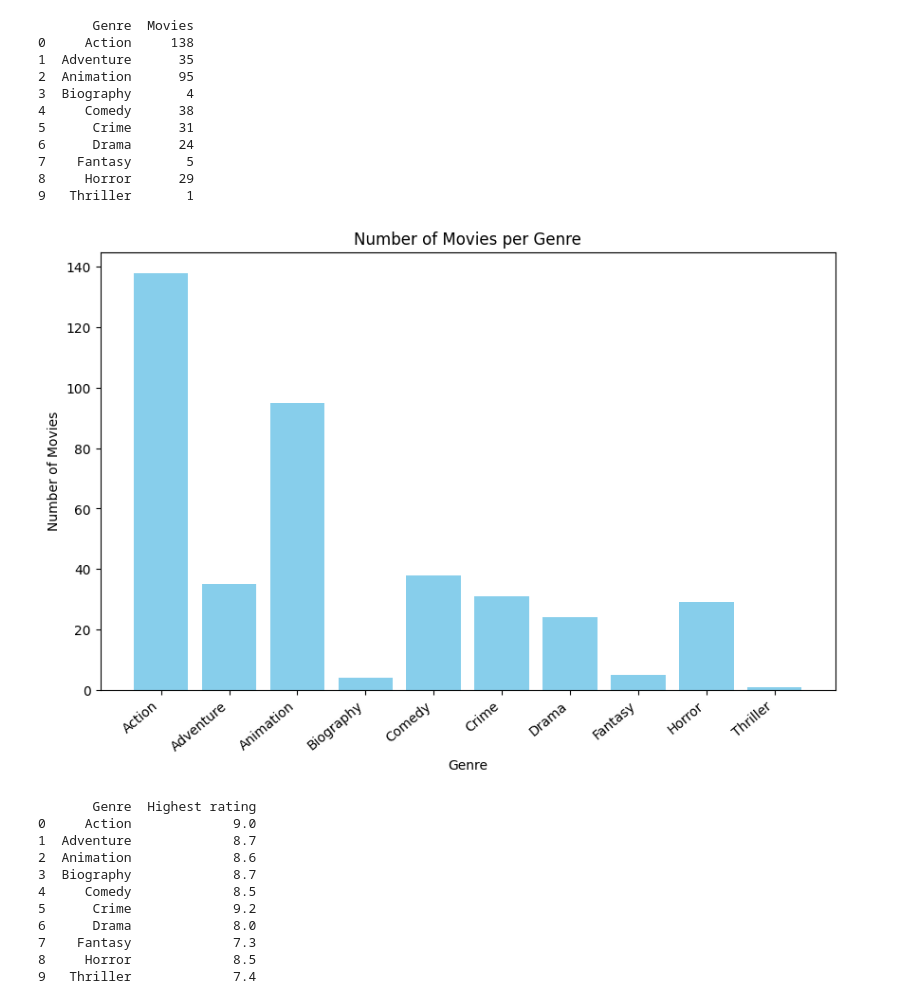
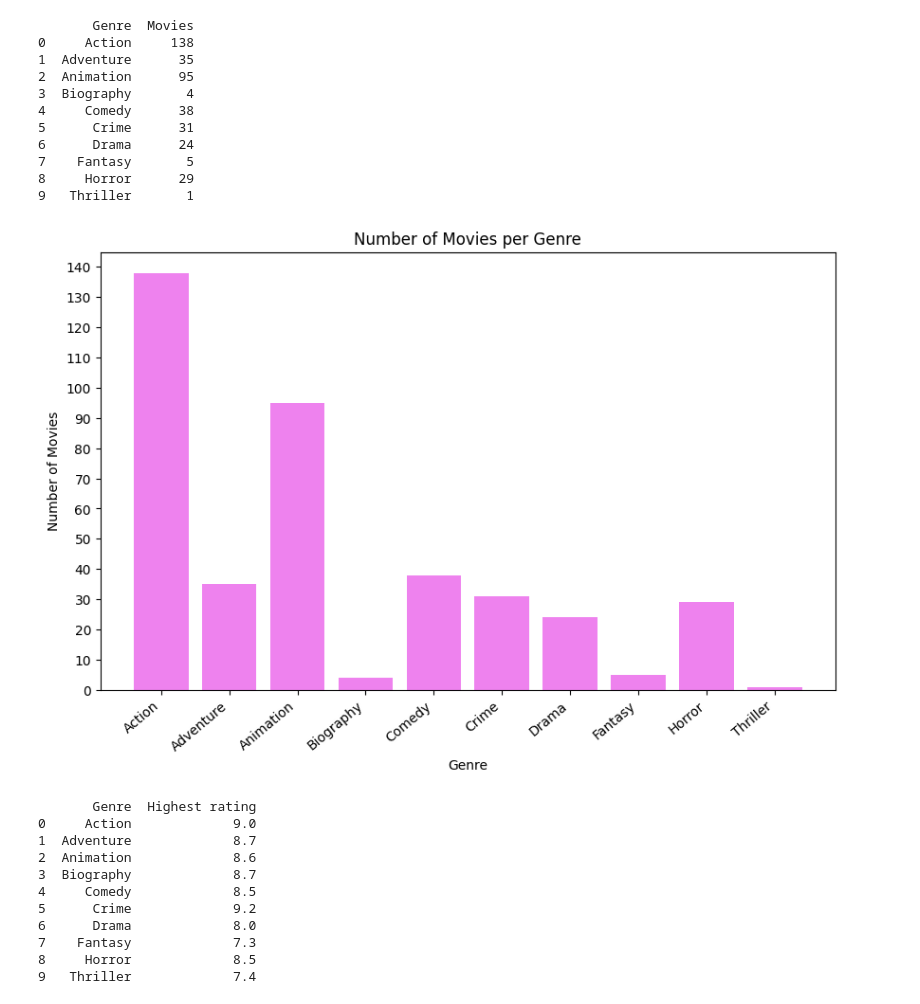
Before and after one commit to abdulmoi-z/Data_Science_Projects, a Jupyter notebook: Project_#_1/project_1_notebook.ipynb, the cells around one changed output. Drawn from its saved outputs; the diff is of its cells as text; code cells hidden in the pictures.

Commit message:
Updated charts

```diff
--- a/Project_#_1/project_1_notebook.ipynb
+++ b/Project_#_1/project_1_notebook.ipynb
@@ -206,14 +206,15 @@ print(all_genres)
 # %%
 # presenting genres
 plt.figure(figsize=(10,6))
-plt.bar(all_genres["Genre"], all_genres["Movies"], color="skyblue")
+plt.bar(all_genres["Genre"], all_genres["Movies"], color="violet")
 plt.xlabel("Genre")
 plt.ylabel("Number of Movies")
 plt.title("Number of Movies per Genre")
-plt.xticks(rotation=40, ha='right')  # Rotate labels for readability
+plt.xticks(rotation=40, ha='right')
+plt.yticks(np.arange(0,all_genres["Movies"].max()+10,10))
 plt.show()
 # %% [output]
-[figure, old version]
+[figure, new version]
 # %%
 #   x)highest rating of each genre
 highest_rating = movies.groupby("Genre")["IMDb Rating"].max().reset_index(name="Highest rating")
```
Also changed, not shown: parts of 6 cells of this notebook, 1 other file.
